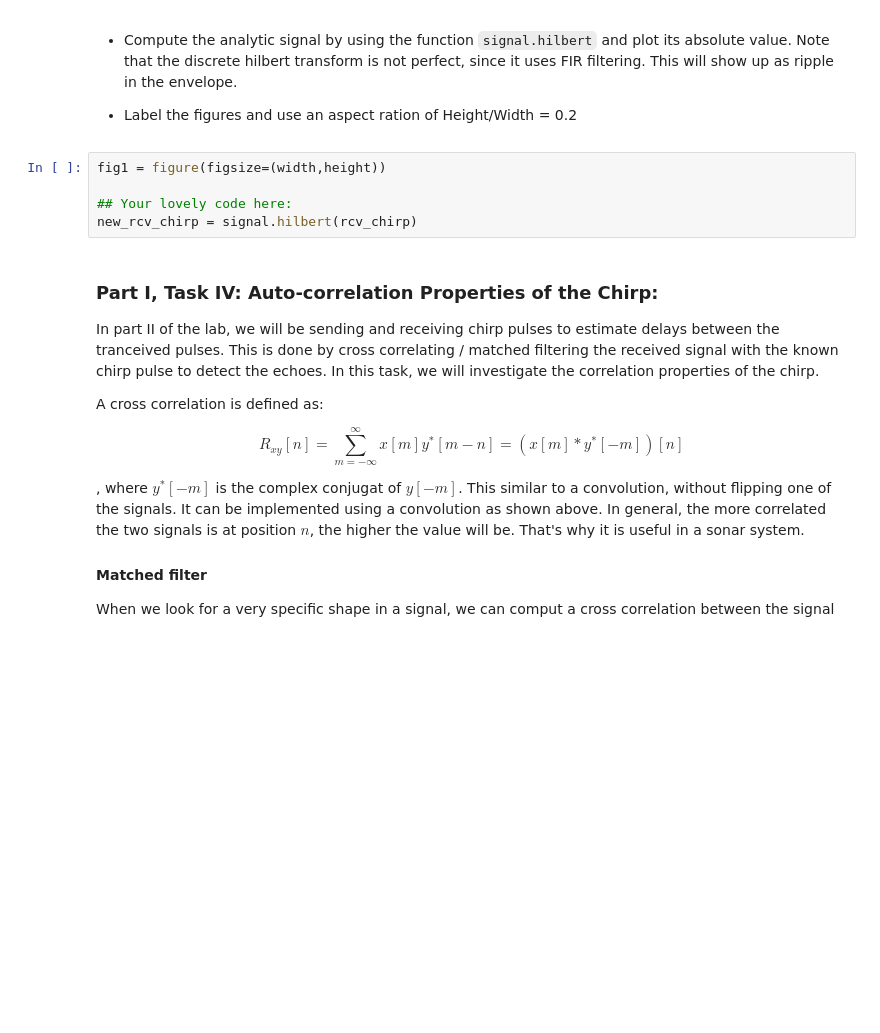
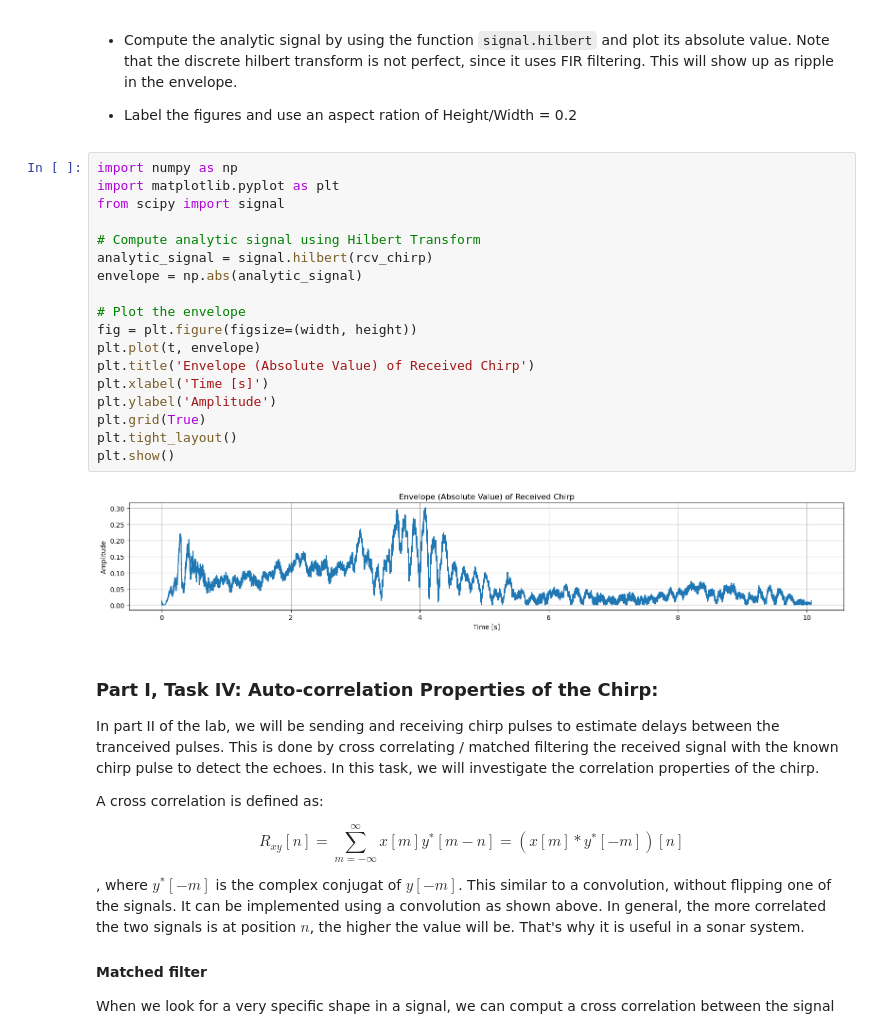
Before and after one commit to alekseiprakhiy/3305-project, a Jupyter notebook: TimeDomain-Sonar-New (2).ipynb, the cells around one changed output. Cells and saved outputs as stored; diff of their text form; blank space fills up the shorter version.

```diff
--- a/TimeDomain-Sonar-New (2).ipynb
+++ b/TimeDomain-Sonar-New (2).ipynb
@@ -331,11 +332,26 @@ The envelope can be detected by taking the magnitude.
 * Compute the analytic signal by using the function `signal.hilbert` and plot its absolute value. Note that the discrete hilbert transform is not perfect, since it uses FIR filtering. This will show up as ripple in the envelope.
 
 * Label the figures and use an aspect ration of Height/Width = 0.2
-# %%
-fig1 = figure(figsize=(width,height))
-
-## Your lovely code here:
-new_rcv_chirp = signal.hilbert(rcv_chirp)
+# %%
+import numpy as np
+import matplotlib.pyplot as plt
+from scipy import signal
+
+# Compute analytic signal using Hilbert Transform
+analytic_signal = signal.hilbert(rcv_chirp)
+envelope = np.abs(analytic_signal)
+
+# Plot the envelope
+fig = plt.figure(figsize=(width, height))
+plt.plot(t, envelope)
+plt.title('Envelope (Absolute Value) of Received Chirp')
+plt.xlabel('Time [s]')
+plt.ylabel('Amplitude')
+plt.grid(True)
+plt.tight_layout()
+plt.show()
+# %% [output]
+[figure, added]
 # %% [markdown]
 ### Part I, Task IV: Auto-correlation Properties of the Chirp:
 
```
Also changed, not shown: parts of 3 cells of this notebook.
